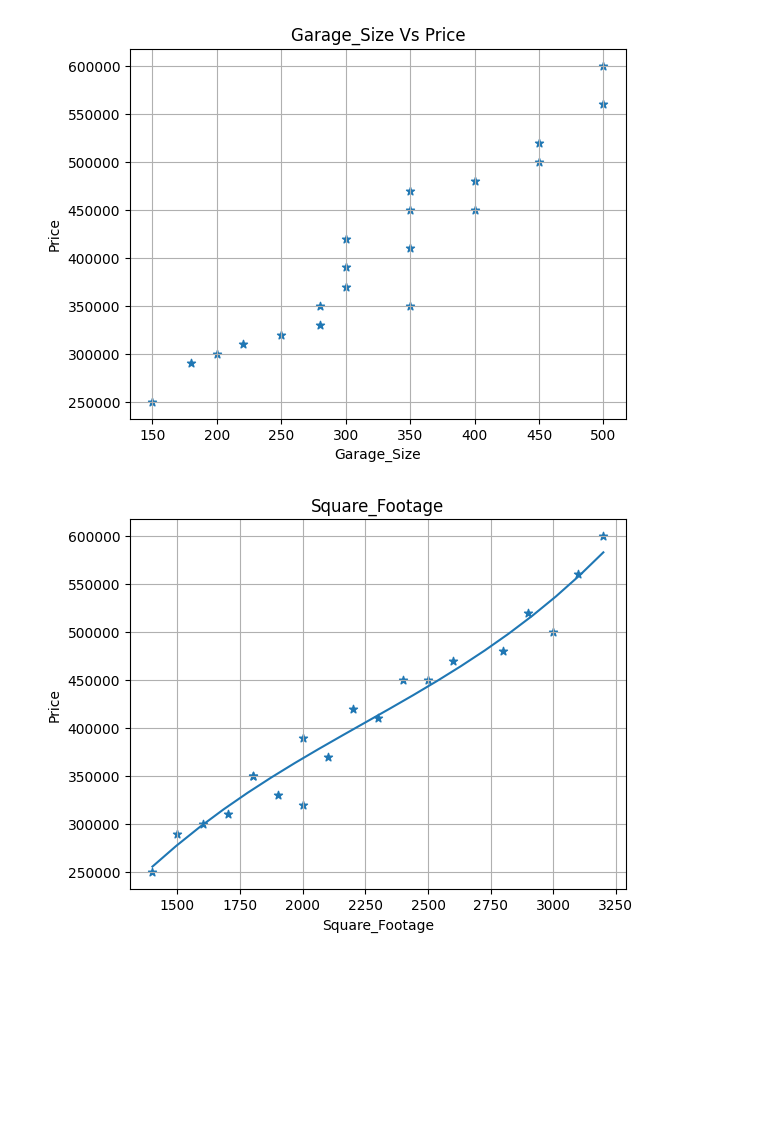
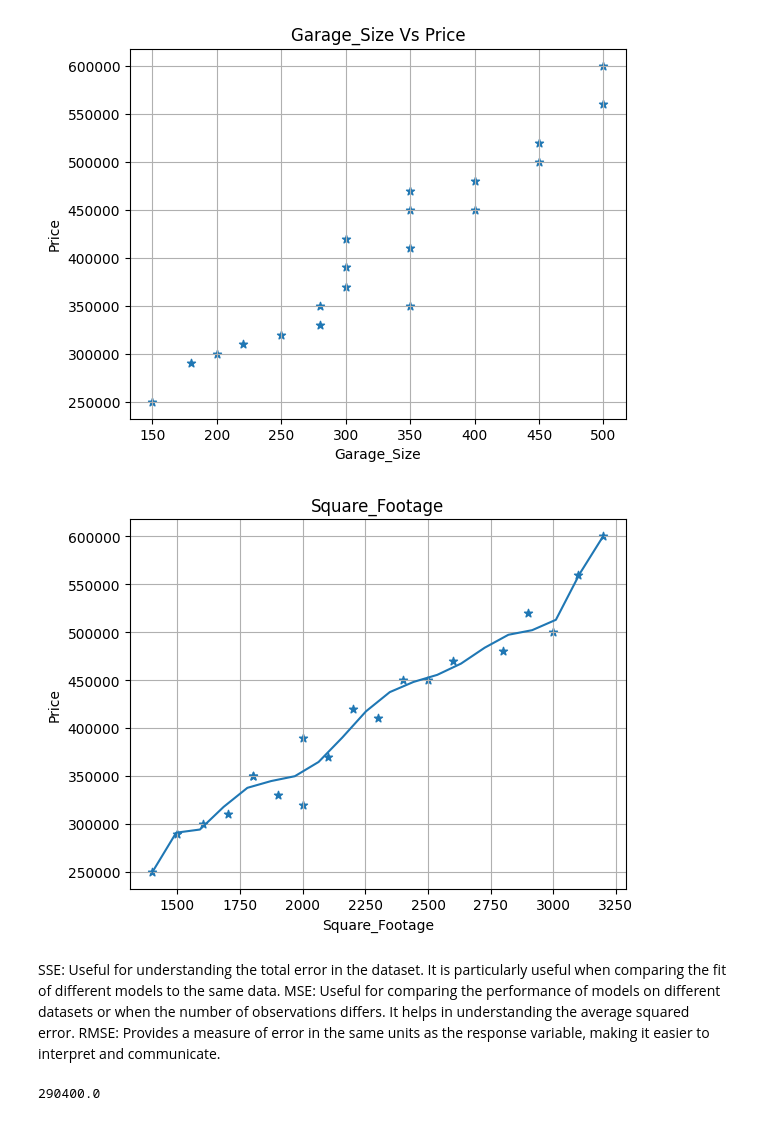
Before and after one commit to Joshua-Swiga/Colection, a Jupyter notebook: Machine Learning/Regression/Polynomial Regression/Assignment/Assignment.ipynb, the cells around one changed output. Drawn from its saved outputs; the diff is of its cells as text; code cells hidden in the pictures; blank space fills up the shorter version.

```diff
--- a/Machine Learning/Regression/Polynomial Regression/Assignment/Assignment.ipynb
+++ b/Machine Learning/Regression/Polynomial Regression/Assignment/Assignment.ipynb
@@ -58,21 +58,21 @@ for index in list_of_columns:
 # %%
 independent_values=['Square_Footage', 'Year_Built', 'Lot_Size', 'Garage_Size']
 # %%
-coefficients = np.polyfit(df[independent_values[0]], response_variable, 3)
+coefficients = np.polyfit(df[independent_values[0]], response_variable, 10)
 model = np.poly1d(coefficients)
 x_line = np.linspace(min(df[independent_values[0]]), max(df[independent_values[0]]), len(df[independent_values[0]]))
 
 # Basic Scatter Plot
 plt.scatter(df[independent_values[0]], response_variable, marker="*")
 plt.title(independent_values[0])
 plt.ylabel('Price')
 plt.xlabel(independent_values[0])
 plt.grid(True)
 
 # Regression Curve
 plt.plot(x_line, model(x_line))
 plt.show()
 
 #print(x_line)
 # %% [output]
-[figure, old version]
+[figure, new version]
@@ -81,3 +79,25 @@ plt.show()
+# %% [markdown]
+SSE: Useful for understanding the total error in the dataset. It is particularly useful when comparing the fit of different models to the same data.
+MSE: Useful for comparing the performance of models on different datasets or when the number of observations differs. It helps in understanding the average squared error.
+RMSE: Provides a measure of error in the same units as the response variable, making it easier to interpret and communicate.
+# %%
+# Model Tests
+# Variance for x
+independent_v = df[independent_values[0]]
+mean_v = np.mean(df[independent_values[0]])
+
+residual_v = []
+for val in independent_v:
+    i = val - mean_v
+    residual_v.append(i)
+
+squared_v = [x ** 2 for x in residual_v]
+added_v = np.sum(squared_v)
+
+var = added_v/len(independent_v)
+print(var)
+# %% [output]
+290400.0
 # %%
 # SSE
 y_hut = model(df[independent_values[0]])
```
Also changed, not shown: parts of 4 cells of this notebook, 2 other files.
